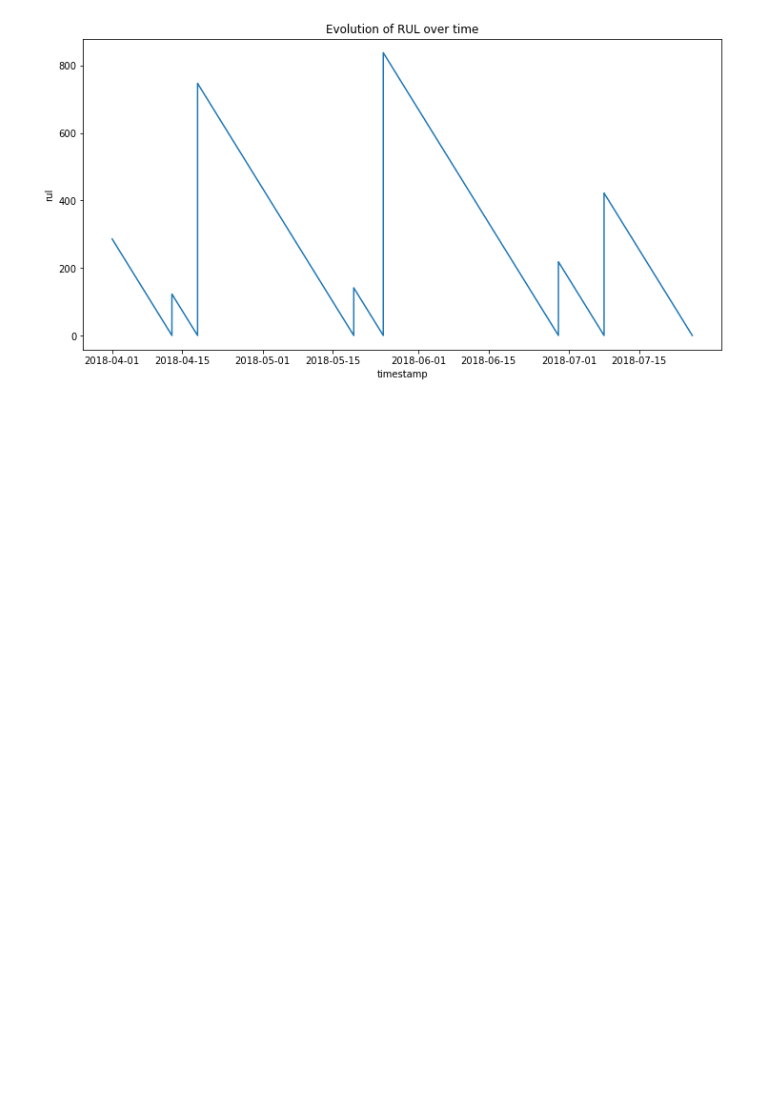
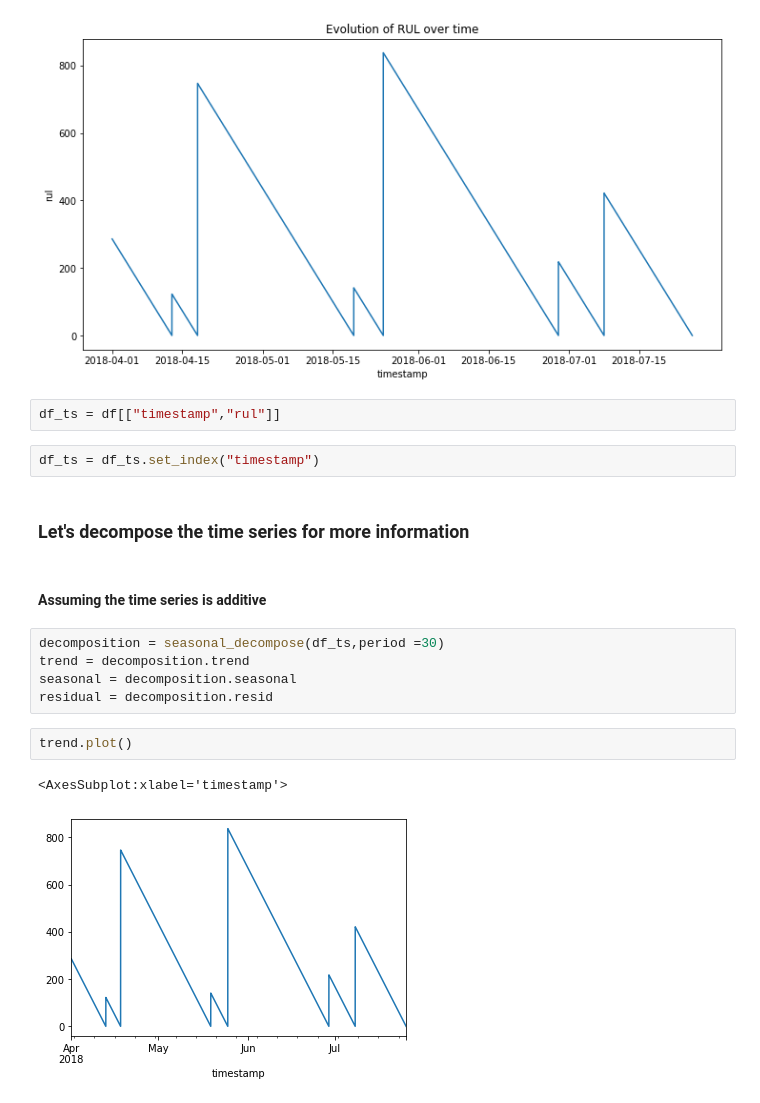
Before and after one commit to dalila-ahemed/waterpump-predictive-maintenance, a Jupyter notebook: EDA.ipynb, the cells around one changed output. Saved outputs shown, nothing was run; the diff lists cells and outputs as text; blank space fills up the shorter version.

```diff
--- a/EDA.ipynb
+++ b/EDA.ipynb
@@ -160,3 +182,21 @@ sns.lineplot(x="timestamp", y="rul", data=df)
 # %% [output]
 <AxesSubplot:title={'center':'Evolution of RUL over time'}, xlabel='timestamp', ylabel='rul'>
 [figure]
+# %%
+df_ts = df[["timestamp","rul"]]
+# %%
+df_ts = df_ts.set_index("timestamp")
+# %% [markdown]
+### Let's decompose the time series for more information
+# %% [markdown]
+#### Assuming the time series is additive
+# %%
+decomposition = seasonal_decompose(df_ts,period =30)
+trend = decomposition.trend
+seasonal = decomposition.seasonal
+residual = decomposition.resid
+# %%
+trend.plot()
+# %% [output]
+<AxesSubplot:xlabel='timestamp'>
+[figure, added]
```
Also changed, not shown: parts of 10 cells of this notebook.
